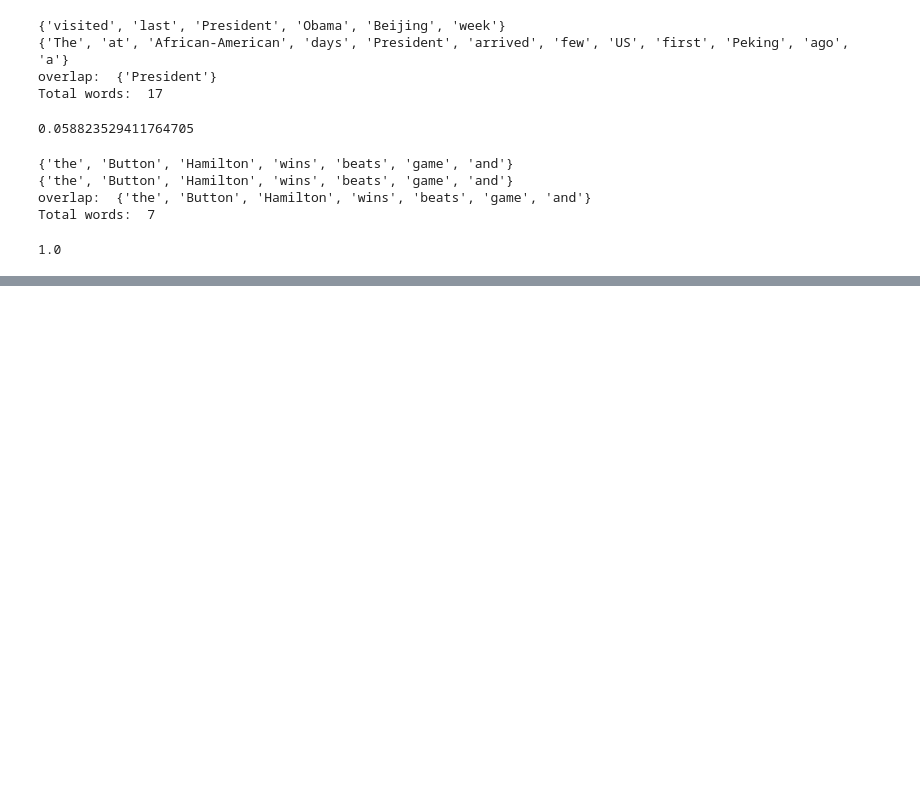
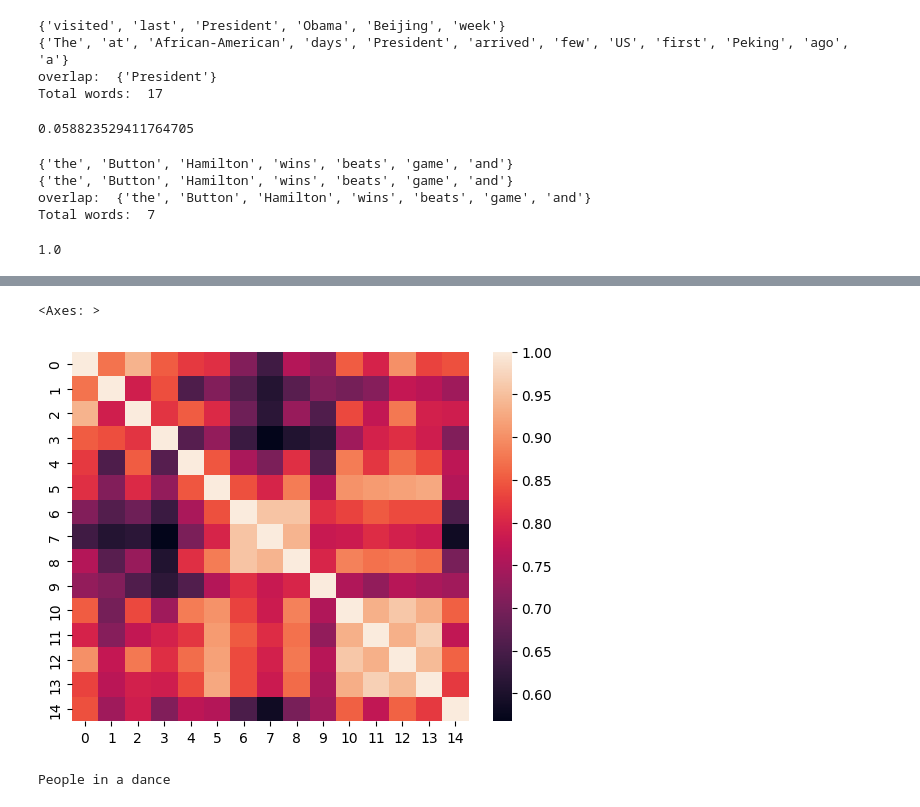
Before and after one commit to ak-malone/NLU, a Jupyter notebook: examples.ipynb, the cells around one changed output, grey strips where cells are left out. Cells and saved outputs as stored; diff of their text form; code cells hidden in the pictures; blank space fills up the shorter version.

```diff
--- a/examples.ipynb
+++ b/examples.ipynb
@@ -430,0 +440,19 @@ display_pca_scatterplot(nlp, [remove_stopwords(word) for word in vec.get_feature
+# %%
+nlp11013 = []
+nlp2 = []
+nlp16 = []
+nlp31782 = []
+for i in range(5):
+  nlp11013.append(nlp(pic11013[i]).vector)
+  nlp2.append(nlp(pic2[i]).vector)
+  nlp16.append(nlp(pic16[i]).vector)
+  nlp31782.append(nlp(pic31782[i]).vector)
+# %%
+sns.heatmap(cosine_similarity(nlp11013+nlp2+nlp16))
+# %% [output]
+<Axes: >
+[figure, added]
+# %%
+nlp(pic11013[4])
+# %% [output]
+People in a dance
```
Also changed, not shown: parts of 10 cells of this notebook.
